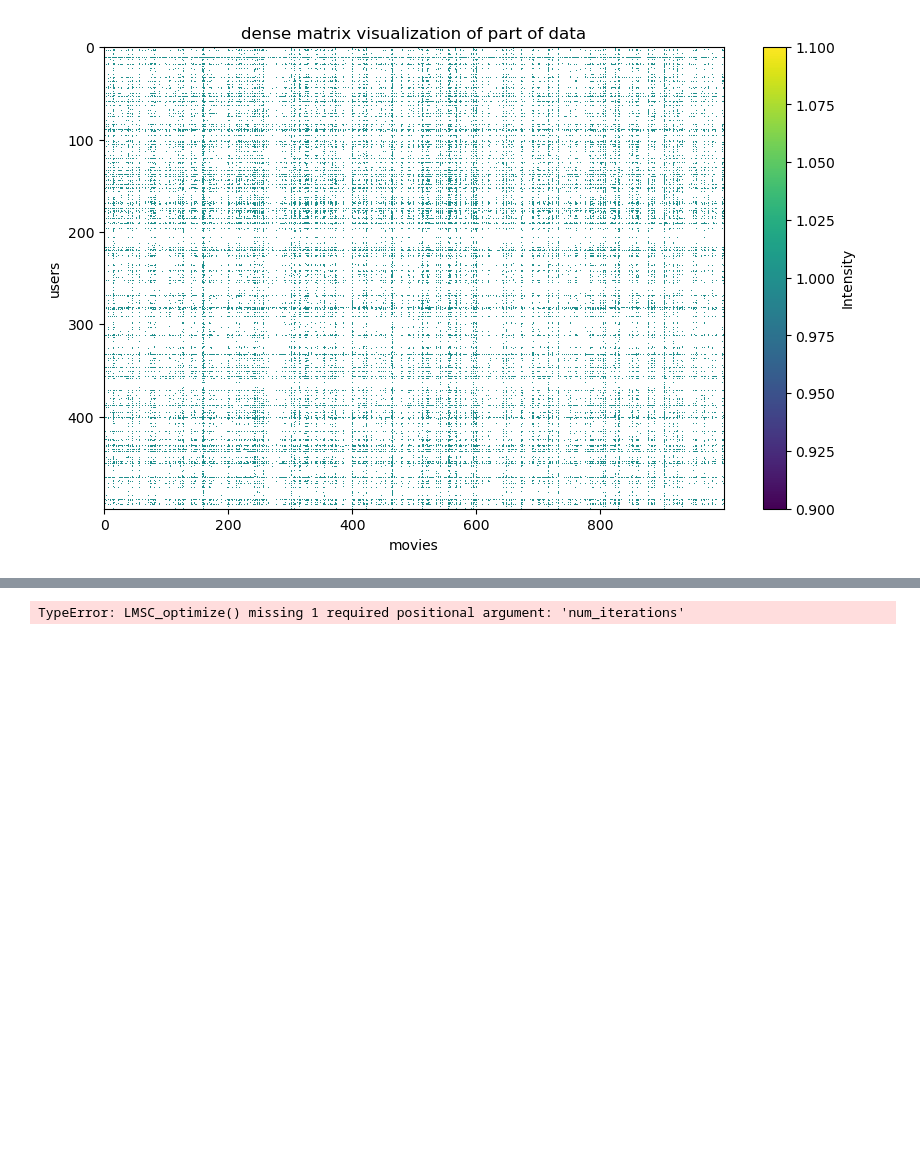
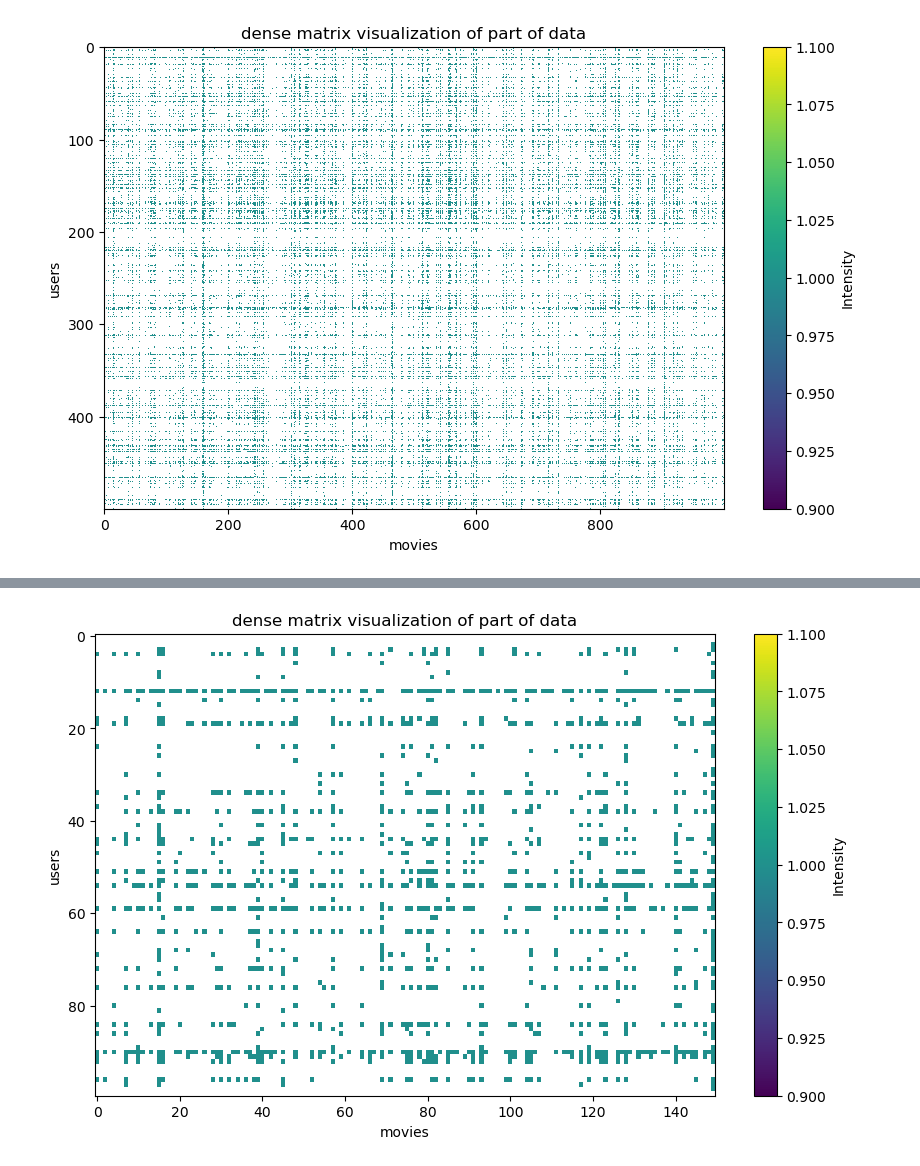
Before and after one commit to Kessius00/nn-s-matrix-fc, a Jupyter notebook: lsmc/lsmc_v4.ipynb, the cells around one changed output, grey strips where cells are left out. Cells and saved outputs as stored; diff of their text form; code cells hidden in the pictures; blank space fills up the shorter version.

```diff
--- a/lsmc/lsmc_v4.ipynb
+++ b/lsmc/lsmc_v4.ipynb
@@ -21,6 +24,3 @@ dense_matrix.shape
 visualizeData(np.where(sampled_mask==0,np.nan,1))
 # %% [output]
 [figure]
-# %%
-dense_matrix = dense_matrix[:100,:200]
-sampled_mask = sampled_mask[:100,:200]
@@ -420,26 +27,7 @@ visualizeData(np.where(P_final==0,np.nan,P_final))
-# %%
-
-m,n = dense_matrix.shape
-
-R =dense_matrix
-P_init = np.random.rand(m, n)
-u_init = np.zeros((m, n))
-y_init = np.zeros((m, n))
-s_init = 1 # ?
-rho = .01 # HEEL BELANGRIJK OM RHO LAAG TE HOUDEN OMDAT DIT DIRECT OMGEKEERD EVENREDIG IS MET DE THRESHOLD
-lambda_ = .4 #vanuit de grafiek als minimum bij de foods
-
-delta = 1e-2 #convention?!?
-num_iterations = 1000
-
-# gamma γ = 0, 0.001 and 0.01.
-gamma = 0.001 #een van de 3 mogelijkheden
-epsilon =m*n*gamma # uit de paper
-
-P_final, Z_final, u_final, y_final, s_final, errors = LMSC_optimize(rho, lambda_, R, P_init, u_init, y_init, s_init, delta, epsilon, num_iterations)
-
-
-visualizeData(P_final)
-errorPlot(errors=errors)
-# %% [output]
-TypeError: LMSC_optimize() missing 1 required positional argument: 'num_iterations'
+# %%
+dense_matrix = dense_matrix[:200,:150]
+sampled_mask = sampled_mask[:200,:150]
+# %%
+visualizeData(np.where(sampled_mask==0,np.nan,1))
+# %% [output]
+[figure, added]
```
Also changed, not shown: parts of 34 cells of this notebook, 4 other files.
